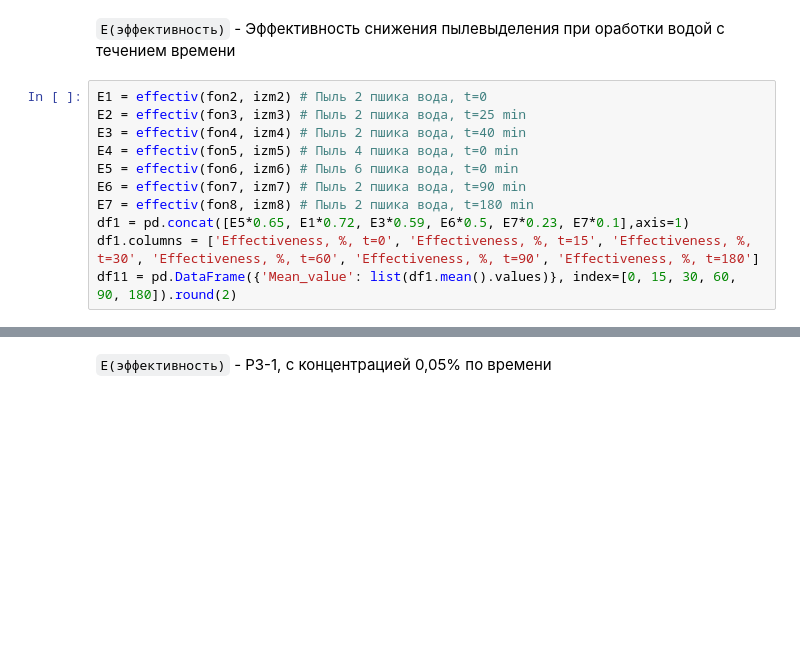
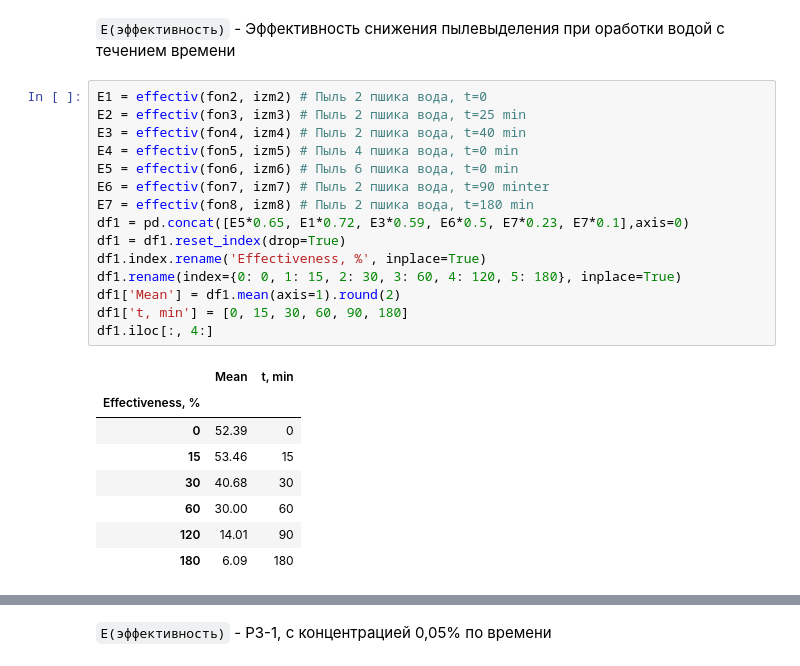
Before and after one commit to SENATOROVAI/DataScience-Maxim, a Jupyter notebook: Dust/Clean/nov.ipynb, the cells around one changed output, grey strips where cells are left out. Drawn from its saved outputs; the diff is of its cells as text; blank space fills up the shorter version.

```diff
--- a/Dust/Clean/nov.ipynb
+++ b/Dust/Clean/nov.ipynb
@@ -151,11 +151,24 @@ def effectiv(fo, izme):
 # %%
 E1 = effectiv(fon2, izm2) # Пыль 2 пшика вода, t=0
 E2 = effectiv(fon3, izm3) # Пыль 2 пшика вода, t=25 min
 E3 = effectiv(fon4, izm4) # Пыль 2 пшика вода, t=40 min
 E4 = effectiv(fon5, izm5) # Пыль 4 пшика вода, t=0 min
 E5 = effectiv(fon6, izm6) # Пыль 6 пшика вода, t=0 min
-E6 = effectiv(fon7, izm7) # Пыль 2 пшика вода, t=90 min
+E6 = effectiv(fon7, izm7) # Пыль 2 пшика вода, t=90 minter
 E7 = effectiv(fon8, izm8) # Пыль 2 пшика вода, t=180 min
-df1 = pd.concat([E5*0.65, E1*0.72, E3*0.59, E6*0.5, E7*0.23, E7*0.1],axis=1)
-df1.columns = ['Effectiveness, %, t=0', 'Effectiveness, %, t=15', 'Effectiveness, %, t=30', 'Effectiveness, %, t=60', 'Effectiveness, %, t=90', 'Effectiveness, %, t=180']
-df11 = pd.DataFrame({'Mean_value': list(df1.mean().values)}, index=[0, 15, 30, 60, 90, 180]).round(2)
+df1 = pd.concat([E5*0.65, E1*0.72, E3*0.59, E6*0.5, E7*0.23, E7*0.1],axis=0)
+df1 = df1.reset_index(drop=True)
+df1.index.rename('Effectiveness, %', inplace=True)
+df1.rename(index={0: 0, 1: 15, 2: 30, 3: 60, 4: 120, 5: 180}, inplace=True)
+df1['Mean'] = df1.mean(axis=1).round(2)
+df1['t, min'] = [0, 15, 30, 60, 90, 180]
+df1.iloc[:, 4:]
+# %% [output]
+|  | Mean | t, min |
+| Effectiveness, % |  |  |
+| 0 | 52.39 | 0 |
+| 15 | 53.46 | 15 |
+| 30 | 40.68 | 30 |
+| 60 | 30.00 | 60 |
+| 120 | 14.01 | 90 |
+| 180 | 6.09 | 180 |
```
Also changed, not shown: parts of 6 cells of this notebook, 2 other files.
